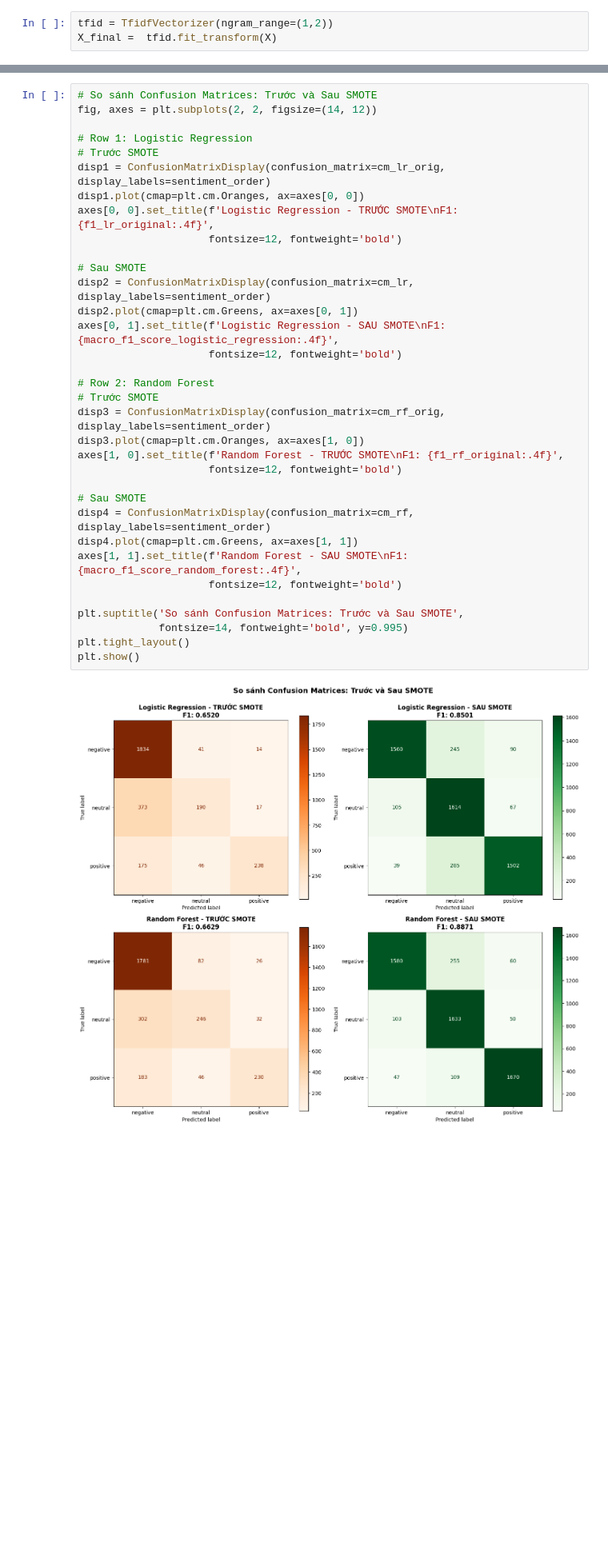
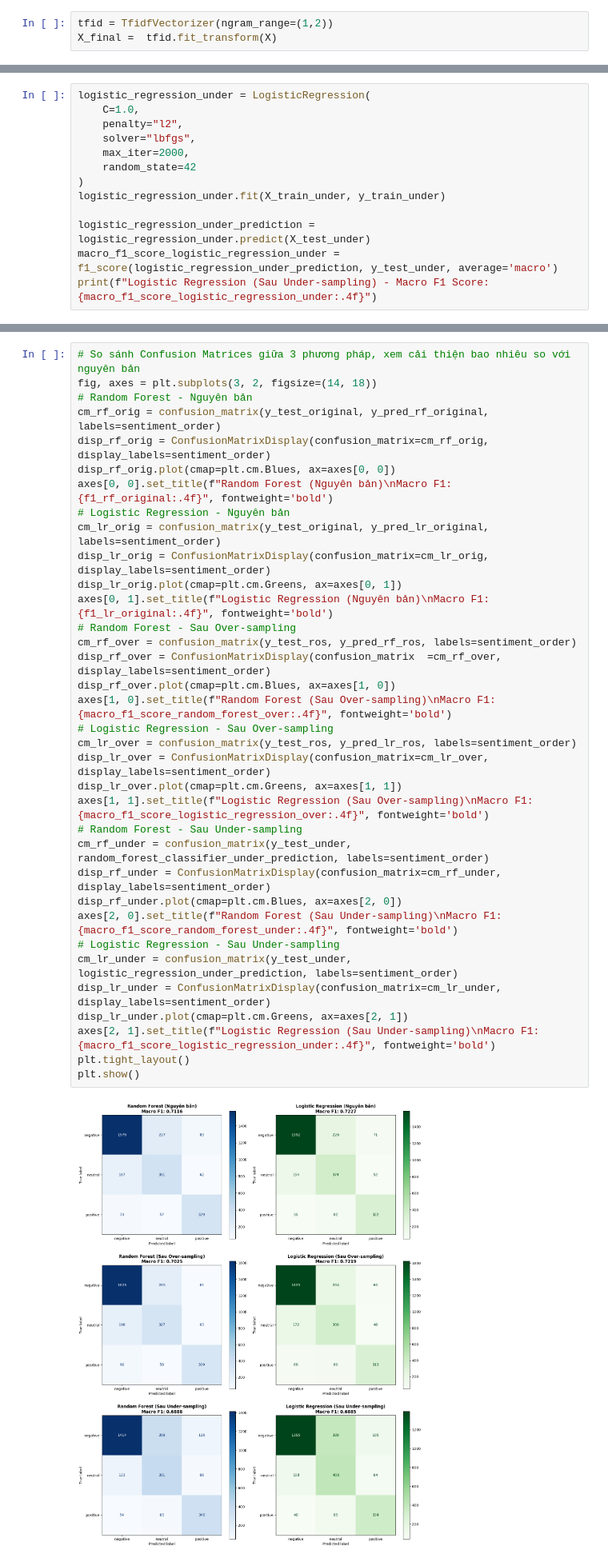
Before and after one commit to beanstalklab/Airline-Sentiment, a Jupyter notebook: notebook_new_v1.ipynb, the cells around one changed output, grey strips where cells are left out. Shown at 80% size. Cells and saved outputs as stored; diff of their text form; blank space fills up the shorter version.

```diff
--- a/notebook_new_v1.ipynb
+++ b/notebook_new_v1.ipynb
@@ -1189,0 +1277,13 @@ plt.show()
+# %%
+logistic_regression_under = LogisticRegression(
+    C=1.0,
+    penalty="l2",
+    solver="lbfgs",
+    max_iter=2000,
+    random_state=42
+)
+logistic_regression_under.fit(X_train_under, y_train_under)
+
+logistic_regression_under_prediction = logistic_regression_under.predict(X_test_under)
+macro_f1_score_logistic_regression_under = f1_score(logistic_regression_under_prediction, y_test_under, average='macro')
+print(f"Logistic Regression (Sau Under-sampling) - Macro F1 Score: {macro_f1_score_logistic_regression_under:.4f}")
@@ -1247,39 +1370,40 @@ plt.show()
 # %%
-# So sánh Confusion Matrices: Trước và Sau SMOTE
-fig, axes = plt.subplots(2, 2, figsize=(14, 12))
-
-# Row 1: Logistic Regression
-# Trước SMOTE
-disp1 = ConfusionMatrixDisplay(confusion_matrix=cm_lr_orig, display_labels=sentiment_order)
-disp1.plot(cmap=plt.cm.Oranges, ax=axes[0, 0])
-axes[0, 0].set_title(f'Logistic Regression - TRƯỚC SMOTE\nF1: {f1_lr_original:.4f}',
-                     fontsize=12, fontweight='bold')
-
-# Sau SMOTE
-disp2 = ConfusionMatrixDisplay(confusion_matrix=cm_lr, display_labels=sentiment_order)
-disp2.plot(cmap=plt.cm.Greens, ax=axes[0, 1])
-axes[0, 1].set_title(f'Logistic Regression - SAU SMOTE\nF1: {macro_f1_score_logistic_regression:.4f}',
-                     fontsize=12, fontweight='bold')
-
-# Row 2: Random Forest
-# Trước SMOTE
-disp3 = ConfusionMatrixDisplay(confusion_matrix=cm_rf_orig, display_labels=sentiment_order)
-disp3.plot(cmap=plt.cm.Oranges, ax=axes[1, 0])
-axes[1, 0].set_title(f'Random Forest - TRƯỚC SMOTE\nF1: {f1_rf_original:.4f}',
-                     fontsize=12, fontweight='bold')
-
-# Sau SMOTE
-disp4 = ConfusionMatrixDisplay(confusion_matrix=cm_rf, display_labels=sentiment_order)
-disp4.plot(cmap=plt.cm.Greens, ax=axes[1, 1])
-axes[1, 1].set_title(f'Random Forest - SAU SMOTE\nF1: {macro_f1_score_random_forest:.4f}',
-                     fontsize=12, fontweight='bold')
-
-plt.suptitle('So sánh Confusion Matrices: Trước và Sau SMOTE',
-             fontsize=14, fontweight='bold', y=0.995)
+# So sánh Confusion Matrices giữa 3 phương pháp, xem cải thiện bao nhiêu so với nguyên bản
+fig, axes = plt.subplots(3, 2, figsize=(14, 18))
+# Random Forest - Nguyên bản
+cm_rf_orig = confusion_matrix(y_test_original, y_pred_rf_original, labels=sentiment_order)
+disp_rf_orig = ConfusionMatrixDisplay(confusion_matrix=cm_rf_orig, display_labels=sentiment_order)
+disp_rf_orig.plot(cmap=plt.cm.Blues, ax=axes[0, 0])
+axes[0, 0].set_title(f"Random Forest (Nguyên bản)\nMacro F1: {f1_rf_original:.4f}", fontweight='bold')
+# Logistic Regression - Nguyên bản
+cm_lr_orig = confusion_matrix(y_test_original, y_pred_lr_original, labels=sentiment_order)
+disp_lr_orig = ConfusionMatrixDisplay(confusion_matrix=cm_lr_orig, display_labels=sentiment_order)
+disp_lr_orig.plot(cmap=plt.cm.Greens, ax=axes[0, 1])
+axes[0, 1].set_title(f"Logistic Regression (Nguyên bản)\nMacro F1: {f1_lr_original:.4f}", fontweight='bold')
+# Random Forest - Sau Over-sampling
+cm_rf_over = confusion_matrix(y_test_ros, y_pred_rf_ros, labels=sentiment_order)
+disp_rf_over = ConfusionMatrixDisplay(confusion_matrix  =cm_rf_over, display_labels=sentiment_order)
+disp_rf_over.plot(cmap=plt.cm.Blues, ax=axes[1, 0])
+axes[1, 0].set_title(f"Random Forest (Sau Over-sampling)\nMacro F1: {macro_f1_score_random_forest_over:.4f}", fontweight='bold')
+# Logistic Regression - Sau Over-sampling
+cm_lr_over = confusion_matrix(y_test_ros, y_pred_lr_ros, labels=sentiment_order)
+disp_lr_over = ConfusionMatrixDisplay(confusion_matrix=cm_lr_over, display_labels=sentiment_order)
+disp_lr_over.plot(cmap=plt.cm.Greens, ax=axes[1, 1])
+axes[1, 1].set_title(f"Logistic Regression (Sau Over-sampling)\nMacro F1: {macro_f1_score_logistic_regression_over:.4f}", fontweight='bold')
+# Random Forest - Sau Under-sampling
+cm_rf_under = confusion_matrix(y_test_under, random_forest_classifier_under_prediction, labels=sentiment_order)
+disp_rf_under = ConfusionMatrixDisplay(confusion_matrix=cm_rf_under, display_labels=sentiment_order)
+disp_rf_under.plot(cmap=plt.cm.Blues, ax=axes[2, 0])
+axes[2, 0].set_title(f"Random Forest (Sau Under-sampling)\nMacro F1: {macro_f1_score_random_forest_under:.4f}", fontweight='bold')
+# Logistic Regression - Sau Under-sampling
+cm_lr_under = confusion_matrix(y_test_under, logistic_regression_under_prediction, labels=sentiment_order)
+disp_lr_under = ConfusionMatrixDisplay(confusion_matrix=cm_lr_under, display_labels=sentiment_order)
+disp_lr_under.plot(cmap=plt.cm.Greens, ax=axes[2, 1])
+axes[2, 1].set_title(f"Logistic Regression (Sau Under-sampling)\nMacro F1: {macro_f1_score_logistic_regression_under:.4f}", fontweight='bold')
 plt.tight_layout()
 plt.show()
 # %% [output]
-[figure, old version]
+[figure, new version]
 # %%
 # Phân tích chi tiết F1-Score theo từng class
 from sklearn.metrics import f1_score
```
Also changed, not shown: parts of 72 cells of this notebook, 1 other file.
